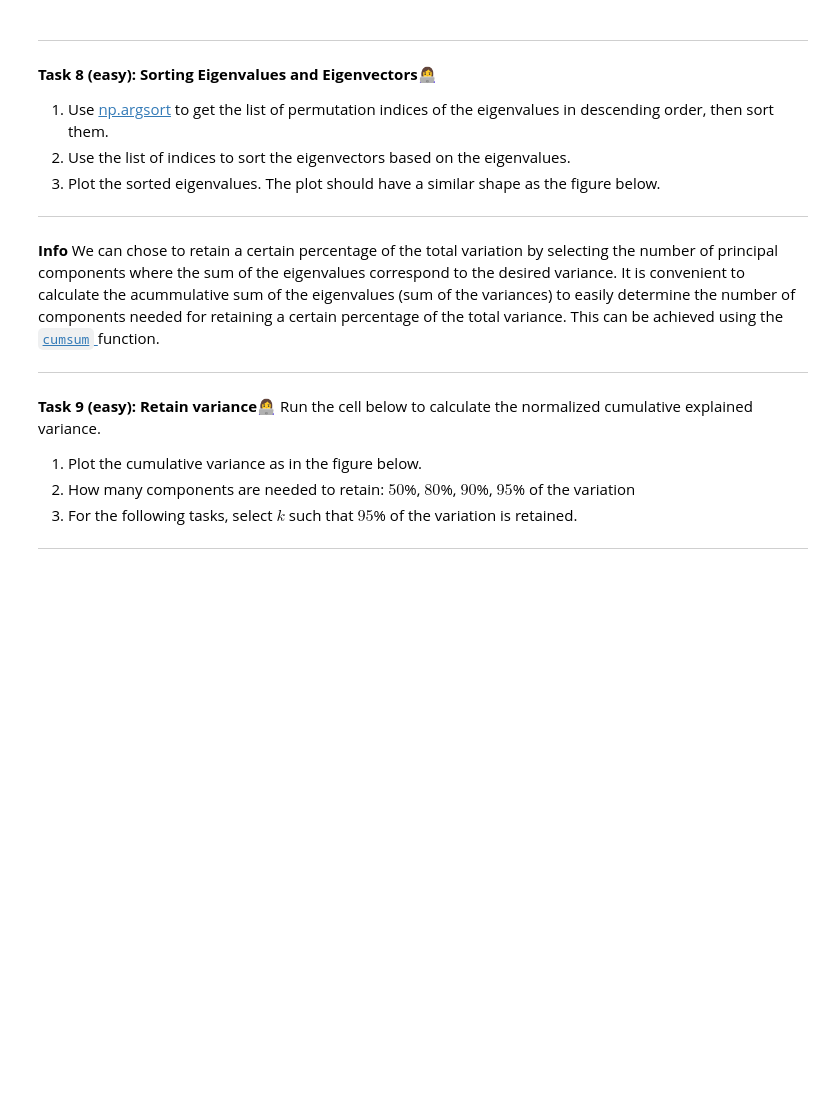
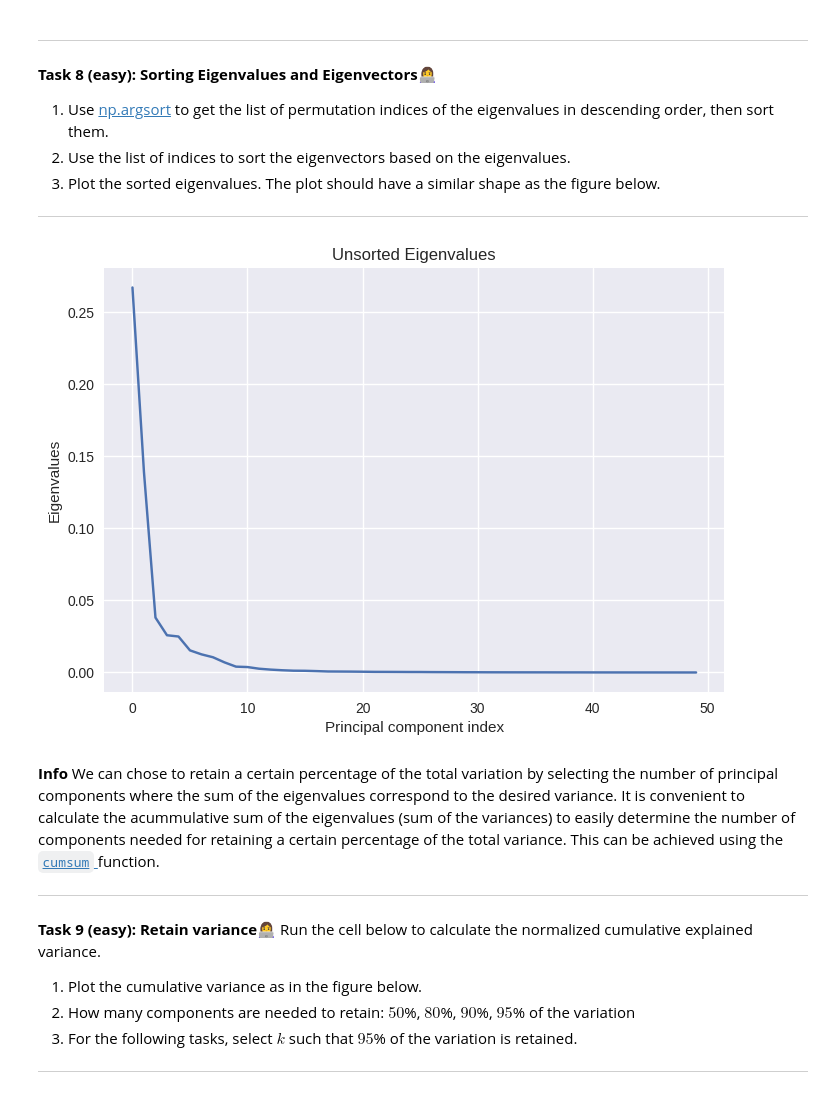
Before and after one commit to Slug-Boi-ITU-Repositories/iml_exercises, a Jupyter notebook: pca_inclass/inclass11.ipynb, the cells around one changed output. Saved outputs shown, nothing was run; the diff lists cells and outputs as text; code cells hidden in the pictures; blank space fills up the shorter version.

```diff
--- a/pca_inclass/inclass11.ipynb
+++ b/pca_inclass/inclass11.ipynb
@@ -168,6 +208,19 @@ The sum of all eigenvalues should equal the total variance in the original data,
 ---
 # %%
 # Write your solution here
+
+sortedeigenvaluesI = np.argsort(eigenvalues)[::-1]
+sorted_eigenvalues = [eigenvalues[x] for x in sortedeigenvaluesI]
+sortedVectors = [eigenvectors[x] for x in sortedeigenvaluesI]
+
+
+plt.title("Unsorted Eigenvalues")
+plt.xlabel("Principal component index")
+plt.ylabel("Eigenvalues")
+plt.plot(sorted_eigenvalues)
+plt.show()
+# %% [output]
+[figure, added]
 # %% [markdown]
 
 **Info**
```
Also changed, not shown: parts of 6 cells of this notebook, 1 other file.
